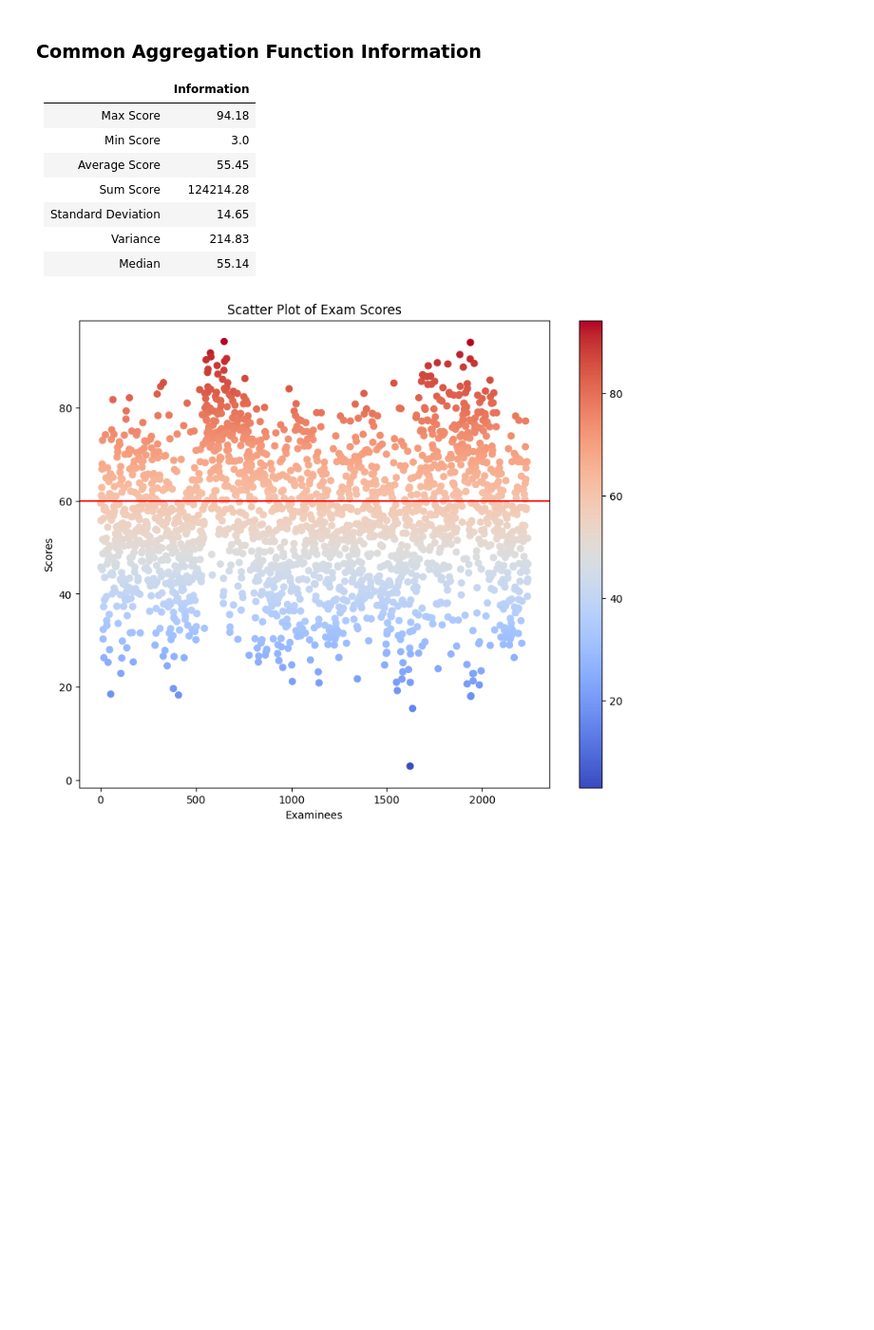
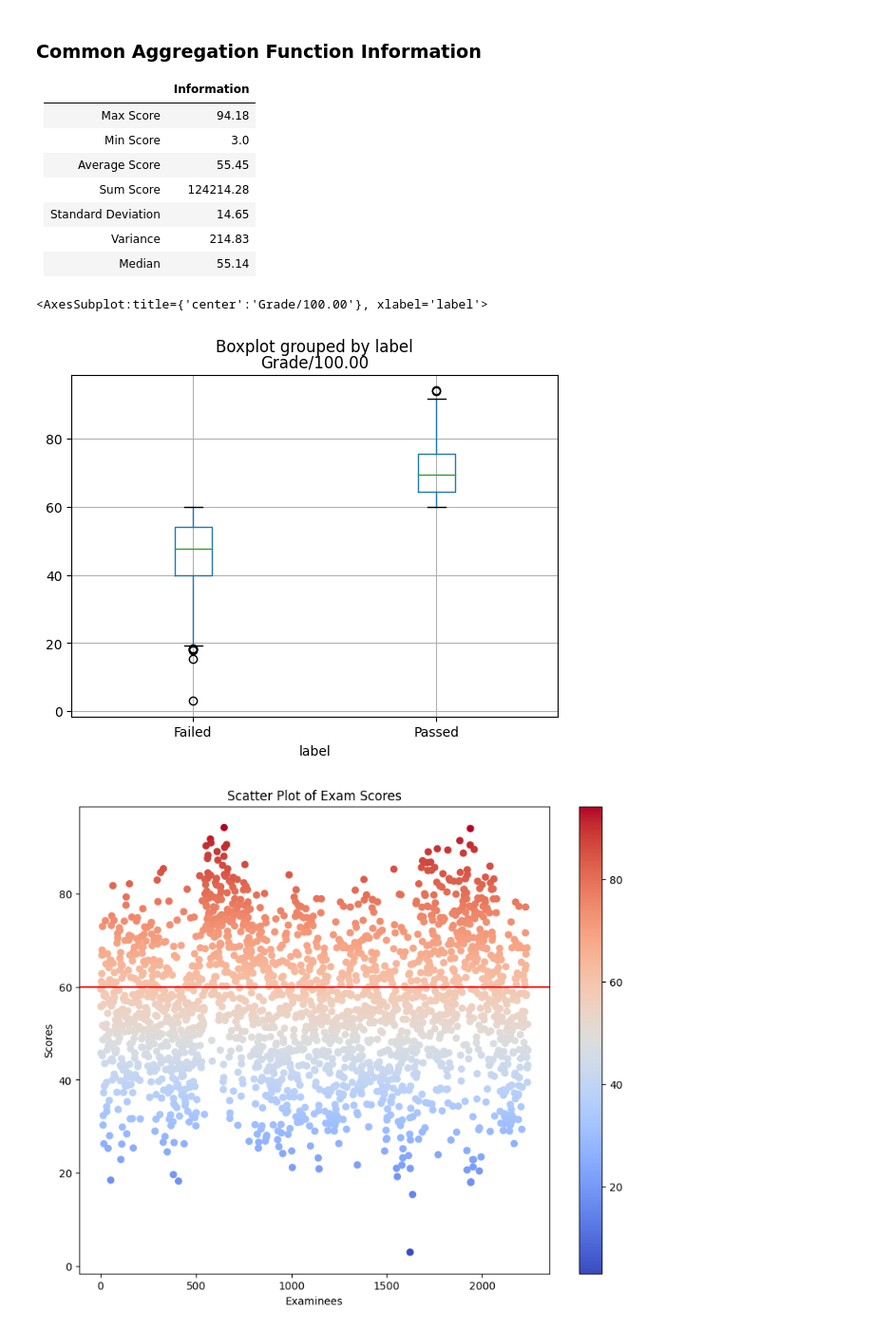
Before and after one commit to Sophal24/DSE_analysis_ds_2023, a Jupyter notebook: 2_data_analysis_dse_test.ipynb, the cells around one changed output. Shown at 95% size. Drawn from its saved outputs; the diff is of its cells as text; code cells hidden in the pictures; blank space fills up the shorter version.

```diff
--- a/2_data_analysis_dse_test.ipynb
+++ b/2_data_analysis_dse_test.ipynb
@@ -110,3 +112,9 @@ Median:  55.14
+# %%
+# Check Outlier
+df_test.boxplot(column=['Grade/100.00'], by='label')
+# %% [output]
+<AxesSubplot:title={'center':'Grade/100.00'}, xlabel='label'>
+[figure, added]
 # %%
 # height = [num_passed, num_failed]
 # label = ['Passed', 'Failed']
```
Also changed, not shown: parts of 1 cell of this notebook, 5 other files.
